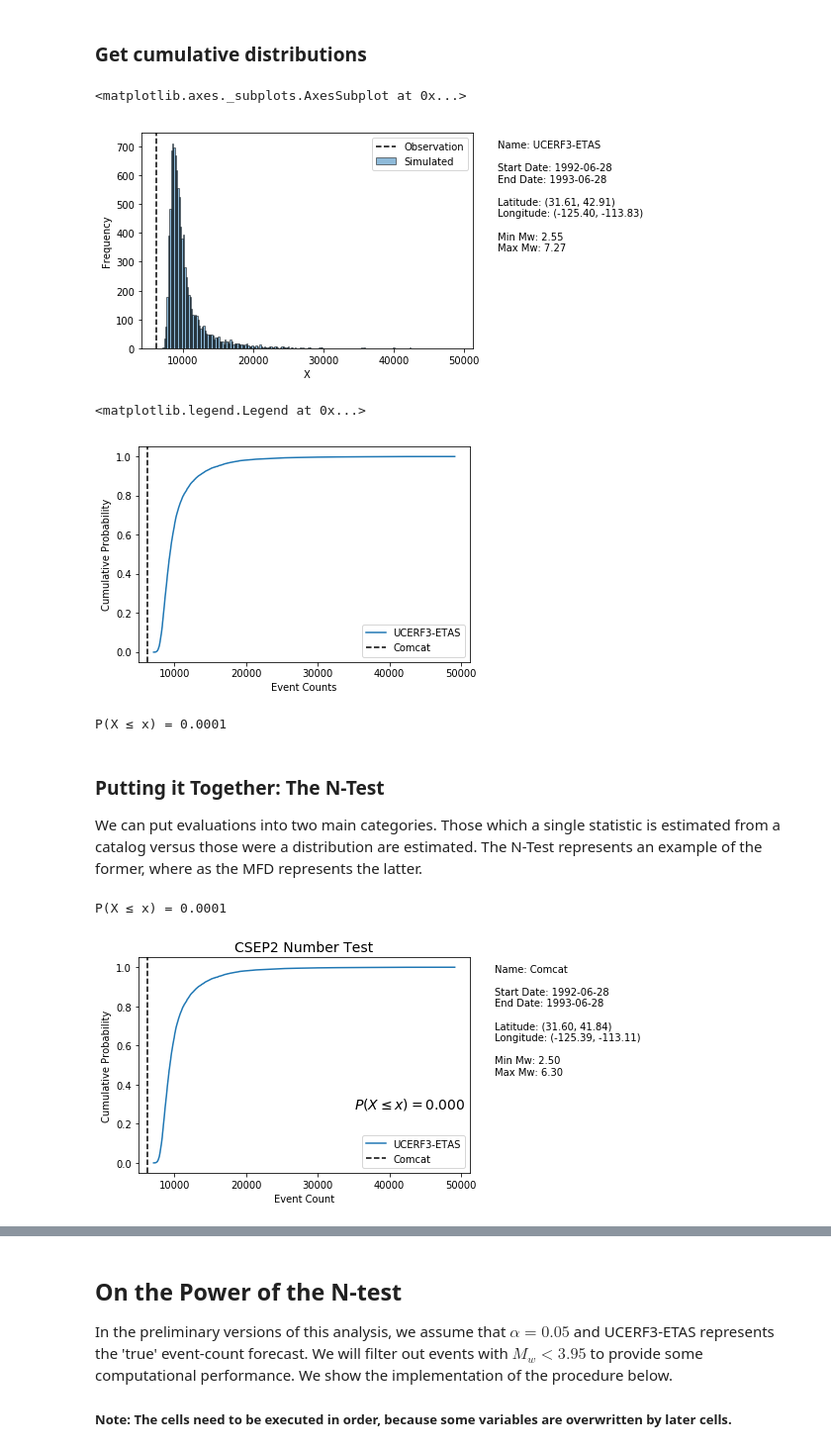
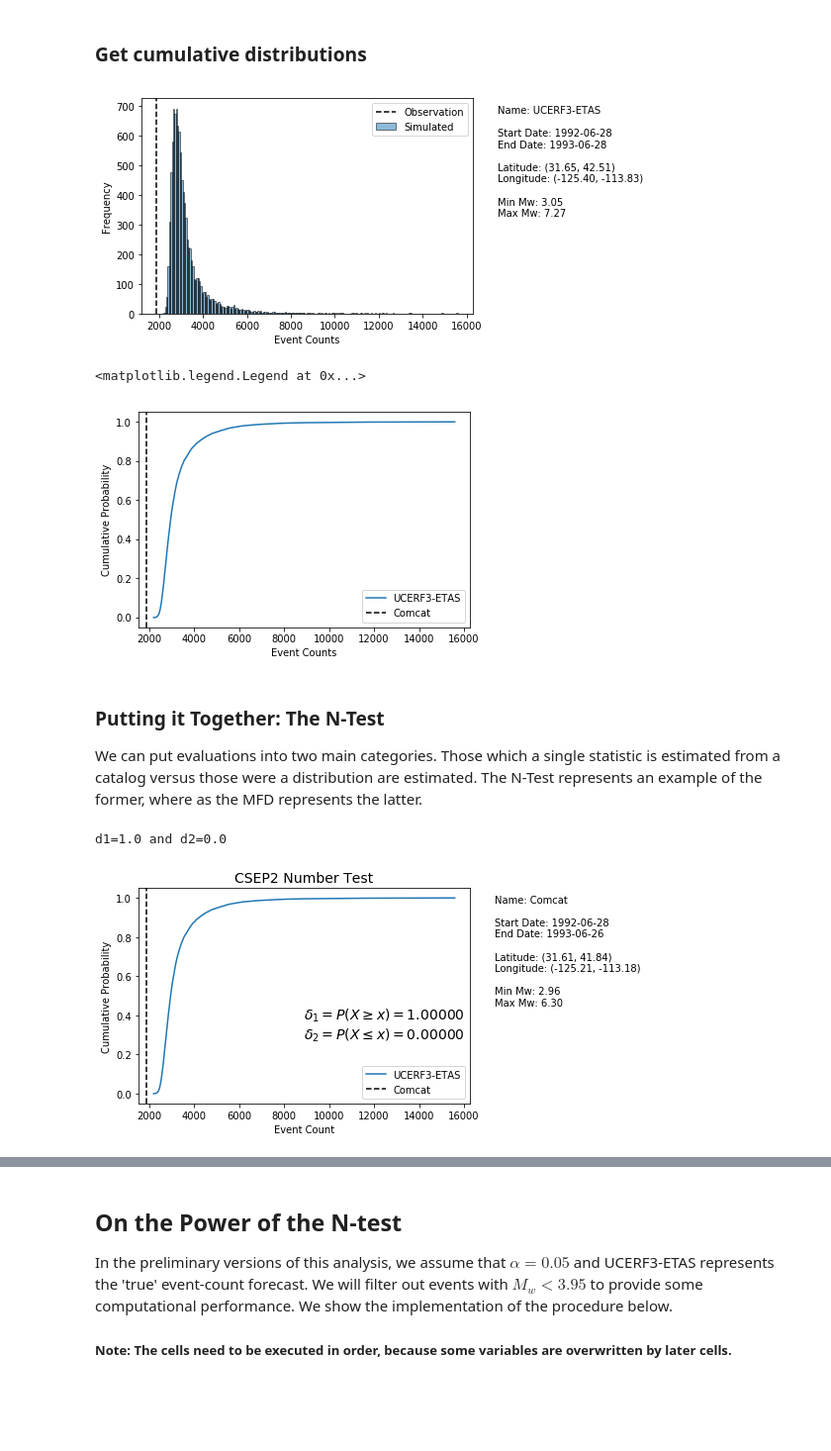
Before and after one commit to SCECcode/pycsep, a Jupyter notebook: notes/n_test.ipynb, the cells around one changed output, grey strips where cells are left out. Shown at 99% size. Saved outputs shown, nothing was run; the diff lists cells and outputs as text; code cells hidden in the pictures; blank space fills up the shorter version.

Commit message:
fixed n-test implementation and added tests
 n-test now in line with zechar et al, 2010

 added test suite for stats/math functions
 added test suite for n-test

```diff
--- a/notes/n_test.ipynb
+++ b/notes/n_test.ipynb
@@ -38,7 +38,7 @@ from csep.utils.stats import ecdf
 %pylab inline
 
 # Minimum Magnitude for Catalogs
-mw_min = 0.0
+mw_min = 2.95
 
 # Significance for rejection
 alpha = 0.05
@@ -100,12 +100,11 @@ Loaded 10000 UCERF3 catalogs in 43.486100912094116 seconds.
 sim_counts = [catalog.get_number_of_events() for catalog in u3catalogs_filt]
 comcat_count = comcat.get_number_of_events()
 
-csep.utils.plotting.plot_histogram(sim_counts, comcat_count,
+ax = csep.utils.plotting.plot_histogram(sim_counts, comcat_count,
                                    catalog=u3catalogs_filt[0],
-                                   plot_args={'x_label': 'Event Counts'})
+                                   plot_args={'xlabel': 'Event Counts'})
 # %% [output]
-<matplotlib.axes._subplots.AxesSubplot at 0x...>
-[figure, old version]
+[figure, new version]
 # %%
 x, cdf = ecdf(sim_counts)
 fig, ax = subplots()
@@ -116,19 +115,4 @@ axvline(x=comcat_count, color='black', linestyle='--', label='Comcat')
 legend(loc='best')
 # %% [output]
 <matplotlib.legend.Legend at 0x...>
-[figure, old version]
+[figure, new version]
-# %%
-from scipy.interpolate import interp1d
-def find_nearest(array, value):
-    array = np.asarray(array)
-    idx = (np.abs(array - value)).argmin()
-    return array[idx]
-
-def func_inverse(x, y, val):
-    f = interp1d(x,y, kind='nearest', fill_value='extrapolate')
-    return f(val)
-
-p_value = func_inverse(x, cdf, comcat_count)
-print('P(X ≤ x) = {}'.format(p_value))
-# %% [output]
-P(X ≤ x) = 0.0001
@@ -142,27 +167,26 @@ def number_test(stochastic_event_set, observation):
     Perform an N-Test on a stochastic event set and observation.
 
     Note:
-        Catalogs must implement get_number_of_events() method for this function to work.
+        Arguments must implement get_number_of_events() method for this function to work.
     """
     # get number of events for observations and simulations
-    sim_counts = [catalog.get_number_of_events() for catalog in u3catalogs_filt]
-    comcat_count = comcat.get_number_of_events()
+    sim_counts = []
+    for catalog in stochastic_event_set:
+        sim_counts.append(catalog.get_number_of_events())
+    observation_count = observation.get_number_of_events()
+    # delta 1
+    delta_1 = greater_equal_ecdf(sim_counts, observation_count)
+    delta_2 = less_equal_ecdf(sim_counts, observation_count)
 
-    # get function and interpolator based on empirical cdf
-    x, cdf = ecdf(sim_counts)
-
-    # p-value represents P(X <= x)
-    p_value = func_inverse(x, cdf, comcat_count)
-
-    return p_value
+    return (delta_1, delta_2)
 # %%
 p_value = number_test(u3catalogs_filt, comcat)
-print('P(X ≤ x) = {}'.format(p_value))
+print(r'd1={} and d2={}'.format(*p_value))
 # %% [output]
-P(X ≤ x) = 0.0001
+d1=1.0 and d2=0.0
 # %%
 from csep.core.evaluations import number_test as csep_number_test
 
-p_value, ax = csep_number_test(u3catalogs_filt, comcat, plot=True, plot_args={'show': True})
+result, ax = csep_number_test(u3catalogs_filt, comcat, plot=True, plot_args={'show': True})
 # %% [output]
-[figure, old version]
+[figure, new version]
```
Also changed, not shown: parts of 12 cells of this notebook, 7 other files.
